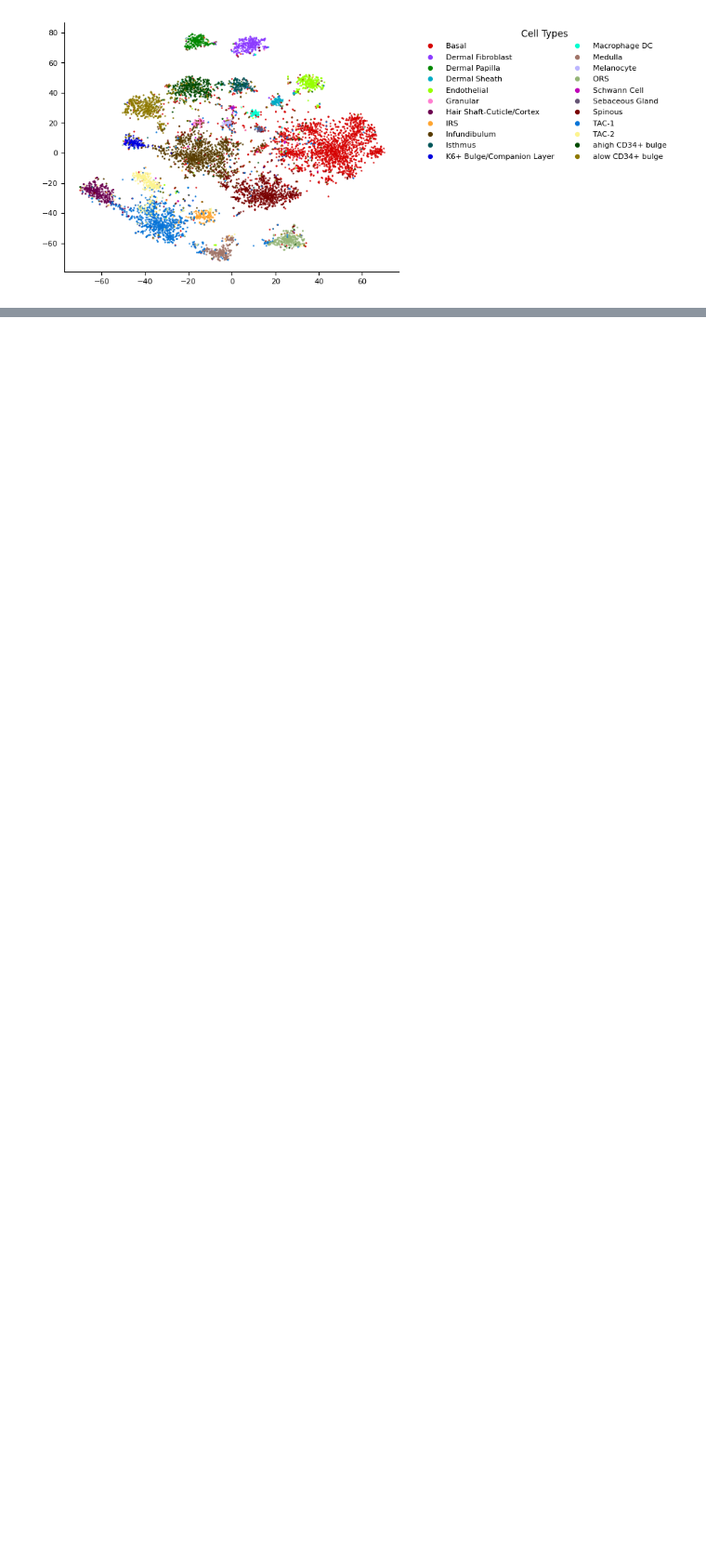
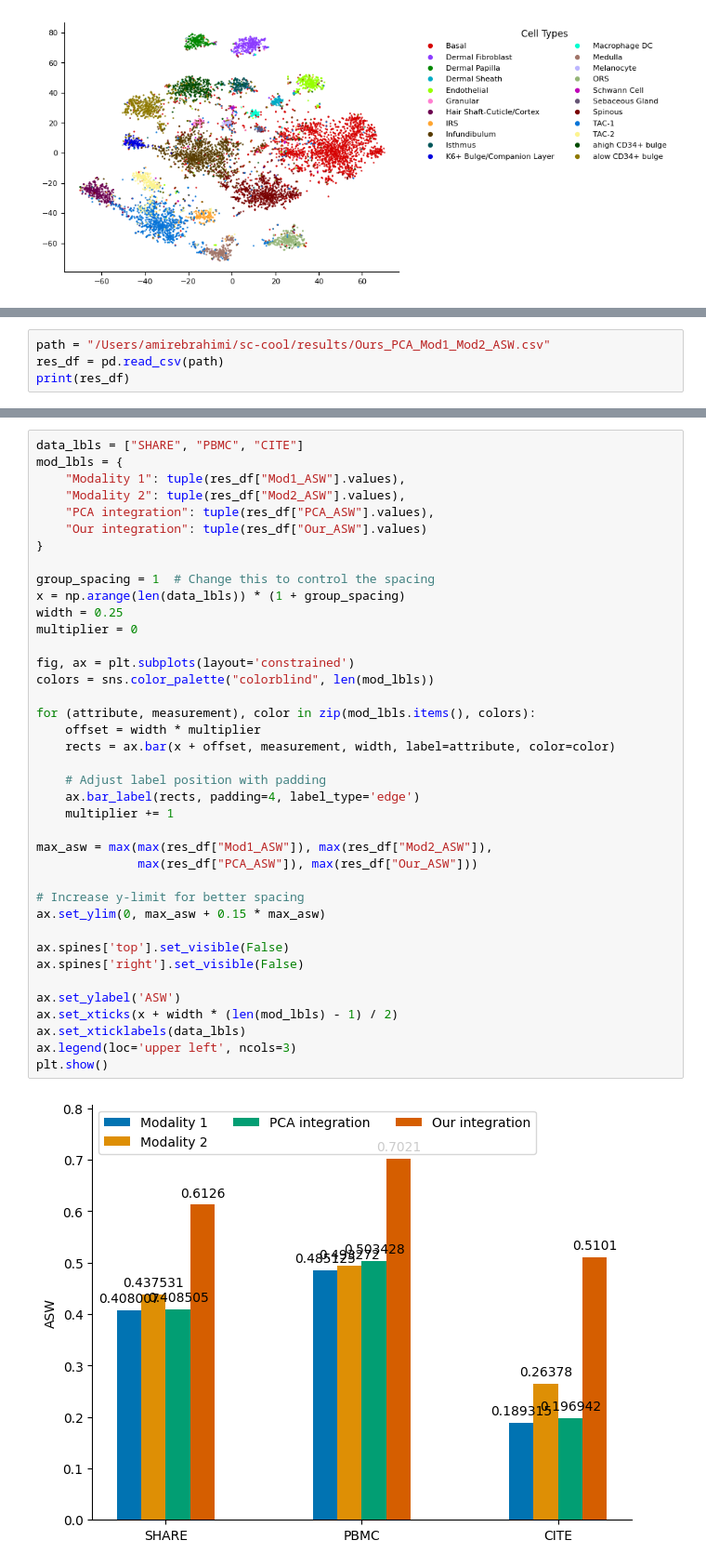
Before and after one commit to AmirTEbi/sCIN, a Jupyter notebook: notebooks/Analysis.ipynb, the cells around one changed output, grey strips where cells are left out. Shown: that part at 93% size. Cells and saved outputs as stored; diff of their text form; blank space fills up the shorter version.

```diff
--- a/notebooks/Analysis.ipynb
+++ b/notebooks/Analysis.ipynb
@@ -202,0 +204,4 @@ plt.show()
+# %%
+path = "/Users/amirebrahimi/sc-cool/results/Ours_PCA_Mod1_Mod2_ASW.csv"
+res_df = pd.read_csv(path)
+print(res_df)
@@ -202,0 +213,41 @@ plt.show()
+# %%
+data_lbls = ["SHARE", "PBMC", "CITE"]
+mod_lbls = {
+    "Modality 1": tuple(res_df["Mod1_ASW"].values),
+    "Modality 2": tuple(res_df["Mod2_ASW"].values),
+    "PCA integration": tuple(res_df["PCA_ASW"].values),
+    "Our integration": tuple(res_df["Our_ASW"].values)
+}
+
+group_spacing = 1  # Change this to control the spacing
+x = np.arange(len(data_lbls)) * (1 + group_spacing)
+width = 0.25
+multiplier = 0
+
+fig, ax = plt.subplots(layout='constrained')
+colors = sns.color_palette("colorblind", len(mod_lbls))
+
+for (attribute, measurement), color in zip(mod_lbls.items(), colors):
+    offset = width * multiplier
+    rects = ax.bar(x + offset, measurement, width, label=attribute, color=color)
+
+    # Adjust label position with padding
+    ax.bar_label(rects, padding=4, label_type='edge')
+    multiplier += 1
+
+max_asw = max(max(res_df["Mod1_ASW"]), max(res_df["Mod2_ASW"]),
+              max(res_df["PCA_ASW"]), max(res_df["Our_ASW"]))
+
+# Increase y-limit for better spacing
+ax.set_ylim(0, max_asw + 0.15 * max_asw)
+
+ax.spines['top'].set_visible(False)
+ax.spines['right'].set_visible(False)
+
+ax.set_ylabel('ASW')
+ax.set_xticks(x + width * (len(mod_lbls) - 1) / 2)
+ax.set_xticklabels(data_lbls)
+ax.legend(loc='upper left', ncols=3)
+plt.show()
+# %% [output]
+[figure, added]
```
Also changed, not shown: parts of 3 cells of this notebook.
